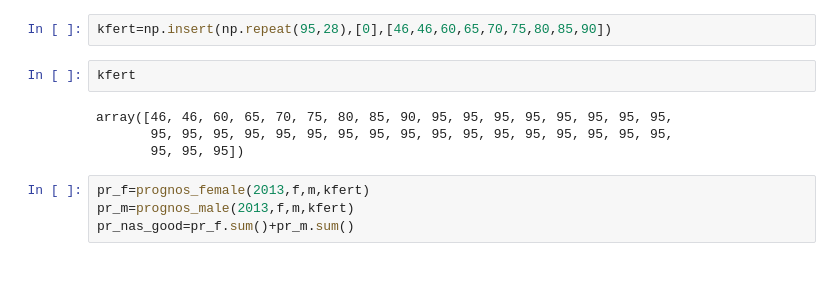
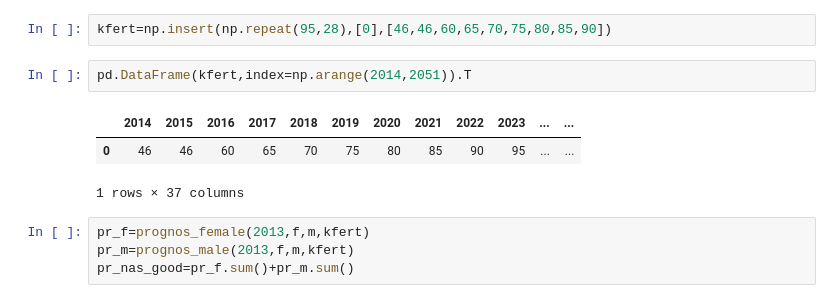
Before and after one commit to lukas1326/UkrViewPresentation, a Jupyter notebook: slide5_7/pop_model_AI_2017.ipynb, the cells around one changed output. Drawn from its saved outputs; the diff is of its cells as text; blank space fills up the shorter version.

```diff
--- a/slide5_7/pop_model_AI_2017.ipynb
+++ b/slide5_7/pop_model_AI_2017.ipynb
@@ -498,12 +551,12 @@ pr_nas_bad=pr_f.sum()+pr_m.sum()
 Змінюємо показник кількості дітей на 1000 жінок дітородного віку для доброго прогнозу.
 # %%
 kfert=np.insert(np.repeat(95,28),[0],[46,46,60,65,70,75,80,85,90])
-# %%
-kfert
-# %% [output]
-array([46, 46, 60, 65, 70, 75, 80, 85, 90, 95, 95, 95, 95, 95, 95, 95, 95,
-       95, 95, 95, 95, 95, 95, 95, 95, 95, 95, 95, 95, 95, 95, 95, 95, 95,
-       95, 95, 95])
+# %%
+pd.DataFrame(kfert,index=np.arange(2014,2051)).T
+# %% [output]
+|  | 2014 | 2015 | 2016 | 2017 | 2018 | 2019 | 2020 | 2021 | 2022 | 2023 | ... | ... |
+| 0 | 46 | 46 | 60 | 65 | 70 | 75 | 80 | 85 | 90 | 95 | ... | ... |
+1 rows × 37 columns
 # %%
 pr_f=prognos_female(2013,f,m,kfert)
 pr_m=prognos_male(2013,f,m,kfert)
```
Also changed, not shown: parts of 26 cells of this notebook, 2 other files.
